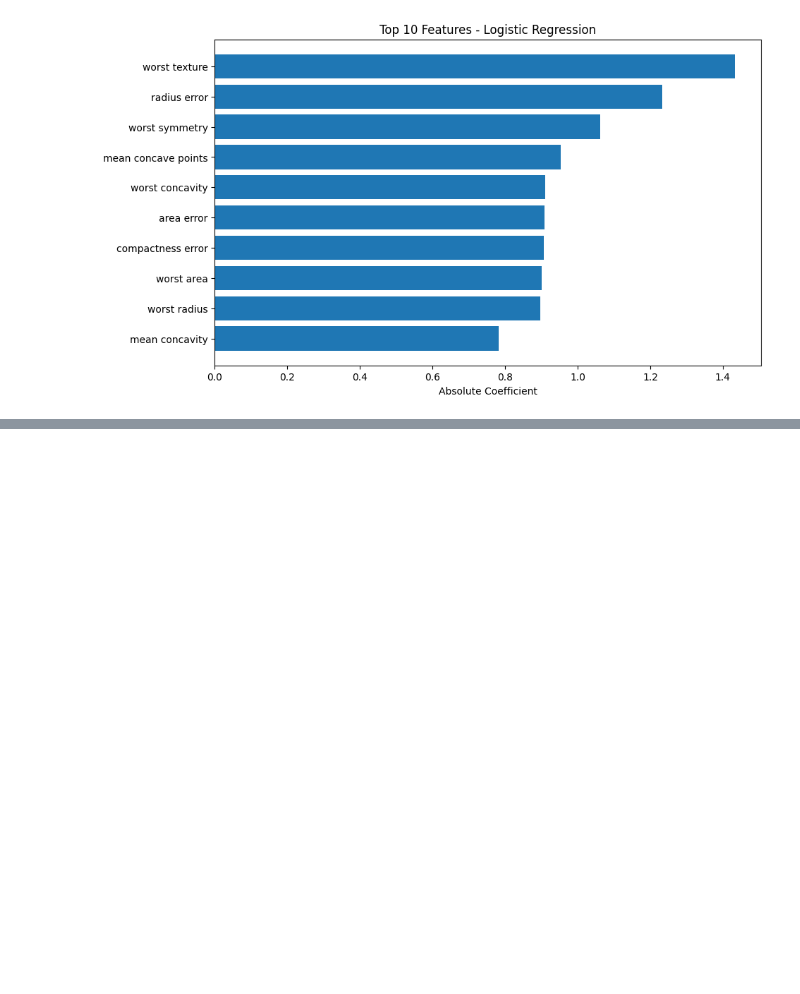
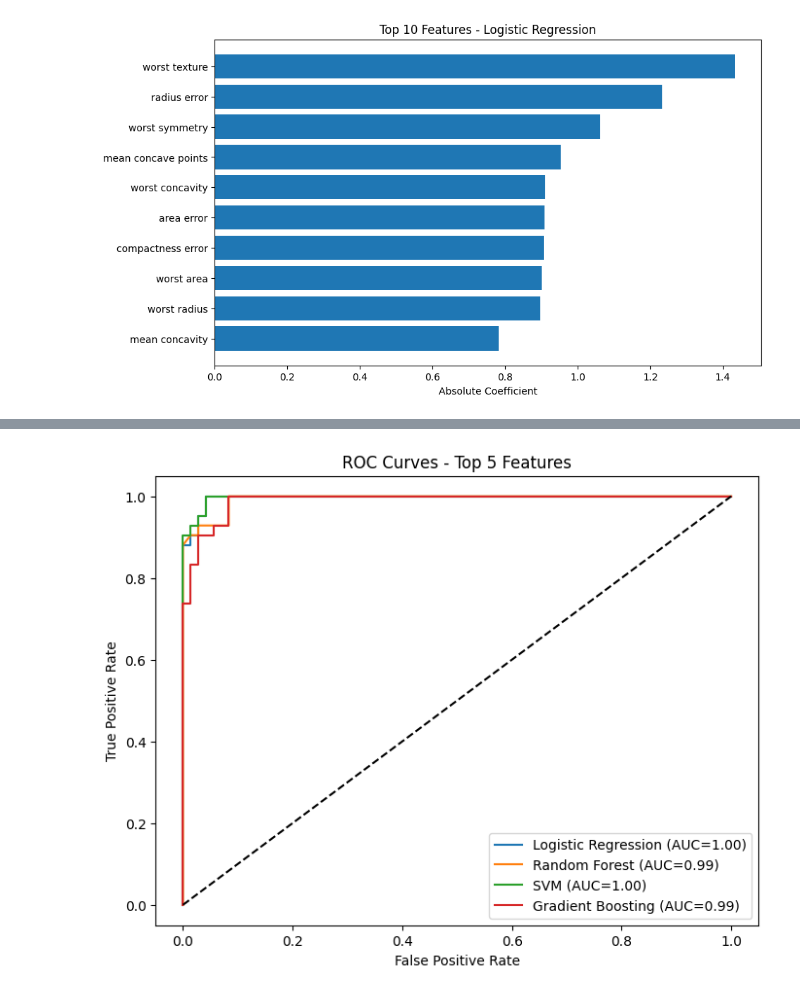
Before and after one commit to avafrank9983/BME-3968-Medical-AI---Project-1-Group-4-, a Jupyter notebook: Notebooks/modeling.ipynb, the cells around one changed output, grey strips where cells are left out. Cells and saved outputs as stored; diff of their text form; code cells hidden in the pictures; blank space fills up the shorter version.

Commit message:
Evaluated models using top 5 features; added combined ROC curves and performance table

```diff
--- a/Notebooks/modeling.ipynb
+++ b/Notebooks/modeling.ipynb
@@ -451,3 +451,84 @@ Logistic Regression Top Features by Absolute Coefficient:
 20         worst radius     0.896968
 6        mean concavity     0.782298
 [figure]
+# %%
+# Modeling with Top 5 Features
+
+# 1️ Import libraries
+import pandas as pd
+import numpy as np
+from sklearn.datasets import load_breast_cancer
+from sklearn.model_selection import train_test_split
+from sklearn.preprocessing import StandardScaler
+from sklearn.linear_model import LogisticRegression
+from sklearn.ensemble import RandomForestClassifier, GradientBoostingClassifier
+from sklearn.svm import SVC
+from sklearn.metrics import accuracy_score, confusion_matrix, classification_report, roc_curve, roc_auc_score
+import matplotlib.pyplot as plt
+
+# 2️ Load dataset
+data = load_breast_cancer(as_frame=True)
+df = data.frame
+df['diagnosis'] = df['target'].map({0: 'Malignant', 1: 'Benign'})
+
+# 3️ Select top 5 features
+top_features = ['worst area', 'worst concave points', 'worst radius', 'mean concave points', 'mean concavity']
+X = df[top_features]
+y = df['diagnosis']
+
+# 4️ Train/test split (80% train, 20% test) with stratification
+X_train, X_test, y_train, y_test = train_test_split(
+    X, y, test_size=0.2, random_state=42, stratify=y
+)
+
+# 5️ Scale features for models that need it
+scaler = StandardScaler()
+X_train_scaled = scaler.fit_transform(X_train)
+X_test_scaled = scaler.transform(X_test)
+
+# 6️ Initialize models
+models = {
+    'Logistic Regression': LogisticRegression(random_state=42, max_iter=1000),
+    'Random Forest': RandomForestClassifier(n_estimators=100, random_state=42),
+    'SVM': SVC(kernel='linear', probability=True, random_state=42),
+    'Gradient Boosting': GradientBoostingClassifier(n_estimators=100, random_state=42)
+}
+
+# 7️ Train, predict, and evaluate
+results = []
+
+plt.figure(figsize=(8,6))
+for name, model in models.items():
+    # Use scaled data for LR, SVM; raw for RF and GB
+    if name in ['Logistic Regression', 'SVM']:
+        model.fit(X_train_scaled, y_train)
+        y_pred = model.predict(X_test_scaled)
+        y_prob = model.predict_proba(X_test_scaled)[:,1]
+    else:
+        model.fit(X_train, y_train)
+        y_pred = model.predict(X_test)
+        y_prob = model.predict_proba(X_test)[:,1]
+
+    acc = accuracy_score(y_test, y_pred)
+    print(f"\n{name} Accuracy: {acc:.3f}")
+    print("Confusion Matrix:\n", confusion_matrix(y_test, y_pred))
+    print("Classification Report:\n", classification_report(y_test, y_pred))
+
+    # ROC Curve
+    fpr, tpr, _ = roc_curve((y_test=='Malignant').astype(int), y_prob)
+    auc_score = roc_auc_score((y_test=='Malignant').astype(int), y_prob)
+    plt.plot(fpr, tpr, label=f'{name} (AUC={auc_score:.2f})')
+
+    results.append([name, acc])
+
+plt.plot([0,1], [0,1], 'k--')
+plt.xlabel('False Positive Rate')
+plt.ylabel('True Positive Rate')
+plt.title('ROC Curves - Top 5 Features')
+plt.legend()
+plt.show()
+
+# 8️ Summary table
+results_df = pd.DataFrame(results, columns=['Model', 'Accuracy'])
+print("\nModel Performance Summary:\n", results_df)
+# %% [output]
@@ -453,0 +552 @@ Logistic Regression Top Features by Absolute Coefficient:
+[figure, added]
```
Also changed, not shown: parts of 1 cell of this notebook.
